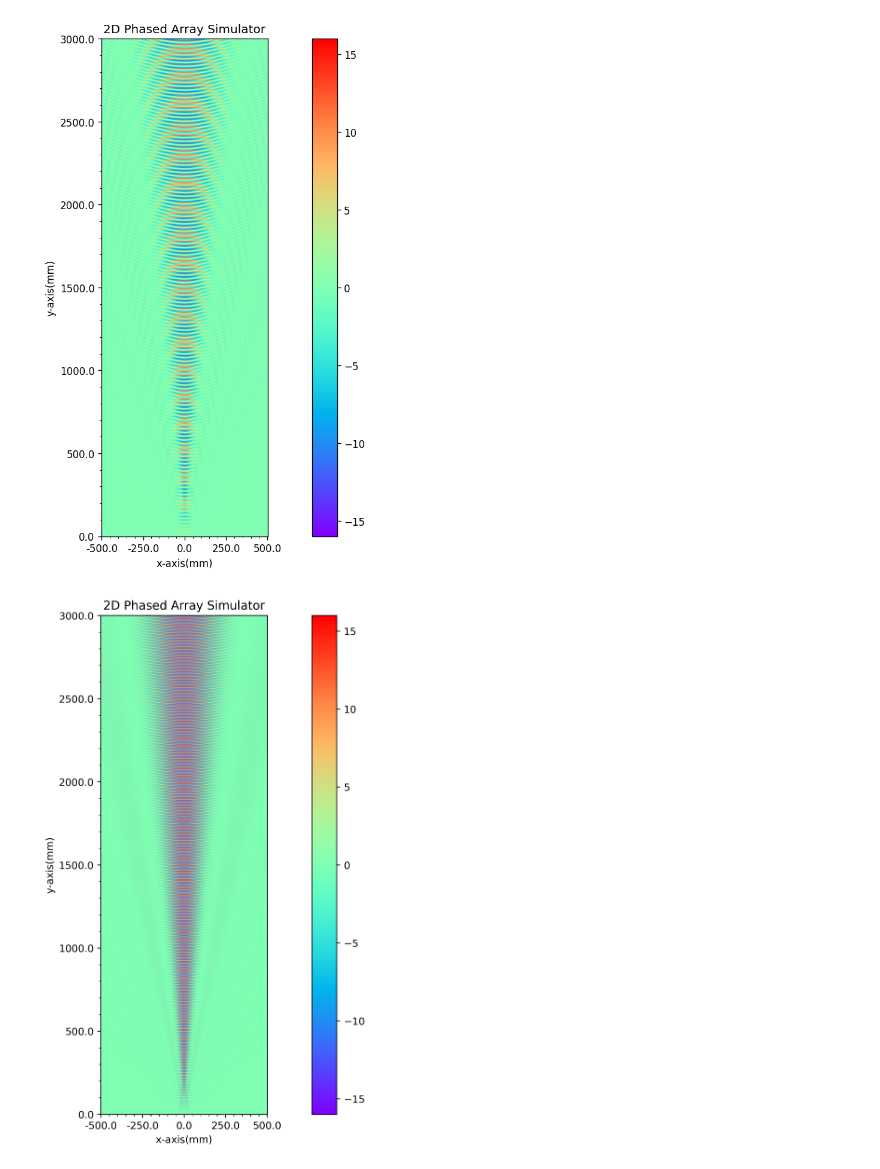
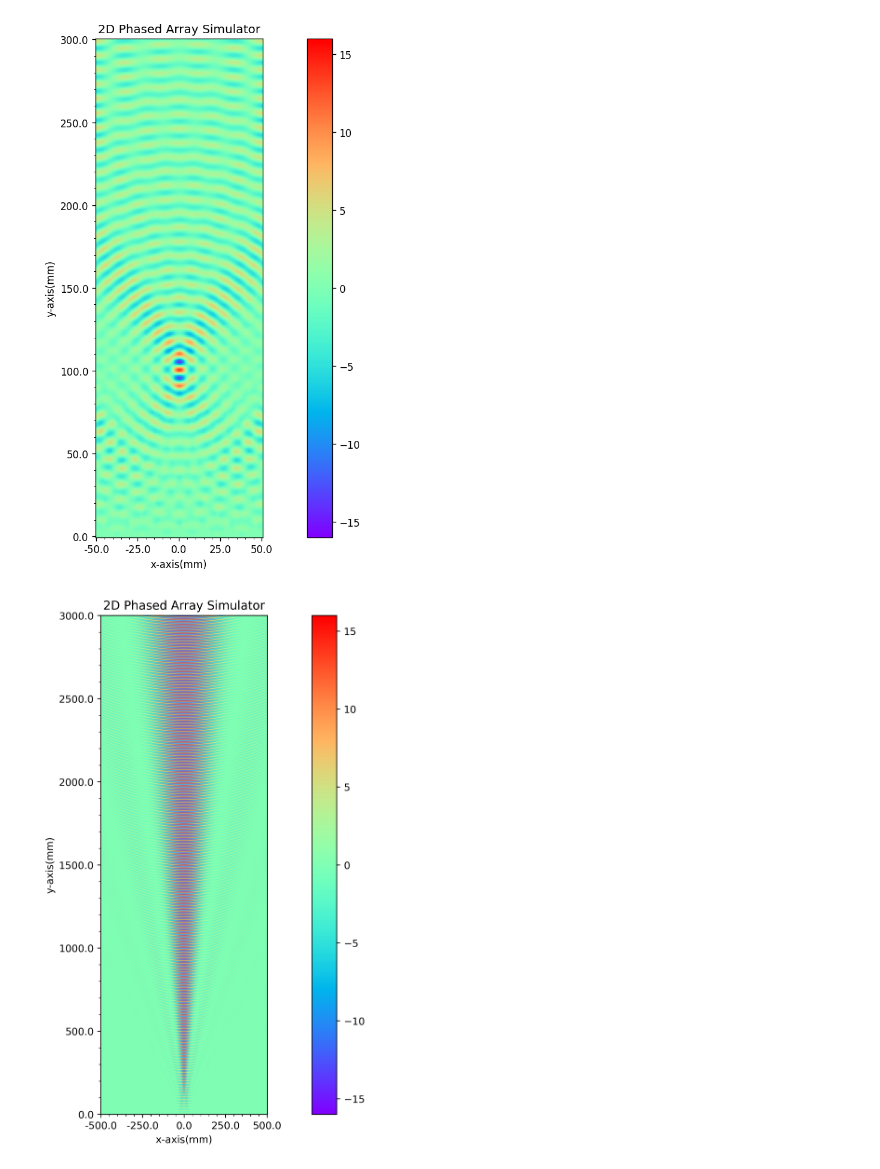
Before and after one commit to ShotaSasaki-HCU/Prog2kakushin, a Jupyter notebook: work2.ipynb, the cells around one changed output. Cells and saved outputs as stored; diff of their text form; code cells hidden in the pictures.

```diff
--- a/work2.ipynb
+++ b/work2.ipynb
@@ -9,20 +9,20 @@ import numpy as np
 import matplotlib.pyplot as plt
 import matplotlib.ticker as ticker
 
-range_x_R = 500 # x軸方向レンジ右(mm)
-range_x_L = -500 # x軸方向レンジ左(mm)
-range_y_T = 3000 # y軸方向レンジ上(mm)
+range_x_R = 50 # x軸方向レンジ右(mm)
+range_x_L = -50 # x軸方向レンジ左(mm)
+range_y_T = 300 # y軸方向レンジ上(mm)
 range_y_B = 0 # y軸方向レンジ下(mm)
 calc_width = 1 # 計算幅(mm)
 
-A = 1 # 送信波の振幅
+A = 1 # 送信波の振幅(mm)
 f = 40000 # 送信波の周波数(Hz)
 t = 0.0 # 時間(s)
 v = 340.29 * 1000 # 送信波の速さ(mm/s)
 
 tr_num = 16 # 送信素子数（個）
 tr_directivity = np.deg2rad(95) # 送信素子指向性(rad)
-tr_clearance = (v / f) / 2 # 送信素子間隔(mm)
+tr_clearance = 15 # (v / f) / 2 # 送信素子間隔(mm)
 tr_x_coord = [] # 送信素子のx座標（y座標は0で固定）
 
 beam_direction = np.deg2rad(90) # 合成波の指向方向(rad)
@@ -42,8 +42,11 @@ calc_x = range_x_L # 計算するx座標を初期化
 calc_y = range_y_T # 計算するy座標を初期化
 row = 0 # 行インデックス初期化
 column = 0 # 列インデックス初期化
+convergent_point = (0, 100)
+d_ini = np.linalg.norm(np.array([convergent_point[0], convergent_point[1]]) - np.array([tr_x_coord[0], 0]))
 for num in range(0, tr_num): # 送信素子それぞれについて左端から順次計算していく。
-  phase_diff = num * tr_clearance * np.sin(beam_direction - (np.pi / 2)) # 位相差
+  # phase_diff = num * tr_clearance * np.sin(beam_direction - (np.pi / 2)) # 位相差（距離）
+  phase_diff = np.linalg.norm(np.array([convergent_point[0], convergent_point[1]]) - np.array([tr_x_coord[num], 0])) - d_ini
   while calc_y > (range_y_B - calc_width):
     while calc_x < (range_x_R + calc_width):
       vec = np.array([calc_x, calc_y]) - np.array([tr_x_coord[num], 0]) # (計算座標) - (送信素子の座標)
@@ -52,34 +55,34 @@ for num in range(0, tr_num): # 送信素子それぞれについて左端から
         sim_result[row][column] += A * np.sin(2 * np.pi * f * (t - (np.linalg.norm(vec) / v) + (phase_diff / v))) # 波の式
       calc_x += calc_width # 次の計算座標へ（x軸の正方向へ）
       column += 1
     calc_x = range_x_L # 計算するx座標を初期化
     column = 0 # 列インデックス初期化
     calc_y -= calc_width # 次の計算座標へ（y軸の負方向へ）
     row += 1
   calc_y = range_y_T # 計算するy座標を初期化
   row = 0 # 行インデックス初期化
 
 # ここからヒートマップの表示設定
 fig, ax = plt.subplots(figsize=(16, 9), dpi=120)
 im = ax.imshow(sim_result, cmap='rainbow', aspect='equal', vmin=-A*tr_num, vmax=A*tr_num)
 plt.colorbar(im)
 # x軸目盛りの設定
 ax.set_xticks(np.arange(0, sim_result.shape[1], 1))
 ax.set_xticklabels(np.linspace(range_x_L, range_x_L+(calc_width*(sim_result.shape[1]-1)), sim_result.shape[1]))
 ax.xaxis.set_major_locator(ticker.AutoLocator()) # 過剰に指定された目盛りを自動調整
 ax.xaxis.set_minor_locator(ticker.AutoMinorLocator()) # 副目盛りで主目盛りを自動補完
 # y軸目盛りの設定
 ax.set_yticks(np.arange(sim_result.shape[0]-1, 0-1, -1))
 ax.set_yticklabels(np.linspace(range_y_T-(calc_width*(sim_result.shape[0]-1)), range_y_T, sim_result.shape[0]))
 ax.yaxis.set_major_locator(ticker.AutoLocator()) # 過剰に指定された目盛りを自動調整
 ax.yaxis.set_minor_locator(ticker.AutoMinorLocator()) # 副目盛りで主目盛りを自動補完
 # タイトル・軸ラベルの設定
 ax.set_title('2D Phased Array Simulator')
 ax.set_xlabel('x-axis(mm)')
 ax.set_ylabel('y-axis(mm)')
 plt.show()
 # %% [output]
-[figure, old version]
+[figure, new version]
 # %%
 # matplotlibの画素数設定などがまずかったとき用
 # 何分もかかる計算を再度行わなくても表示だけ調整できるように。
```
